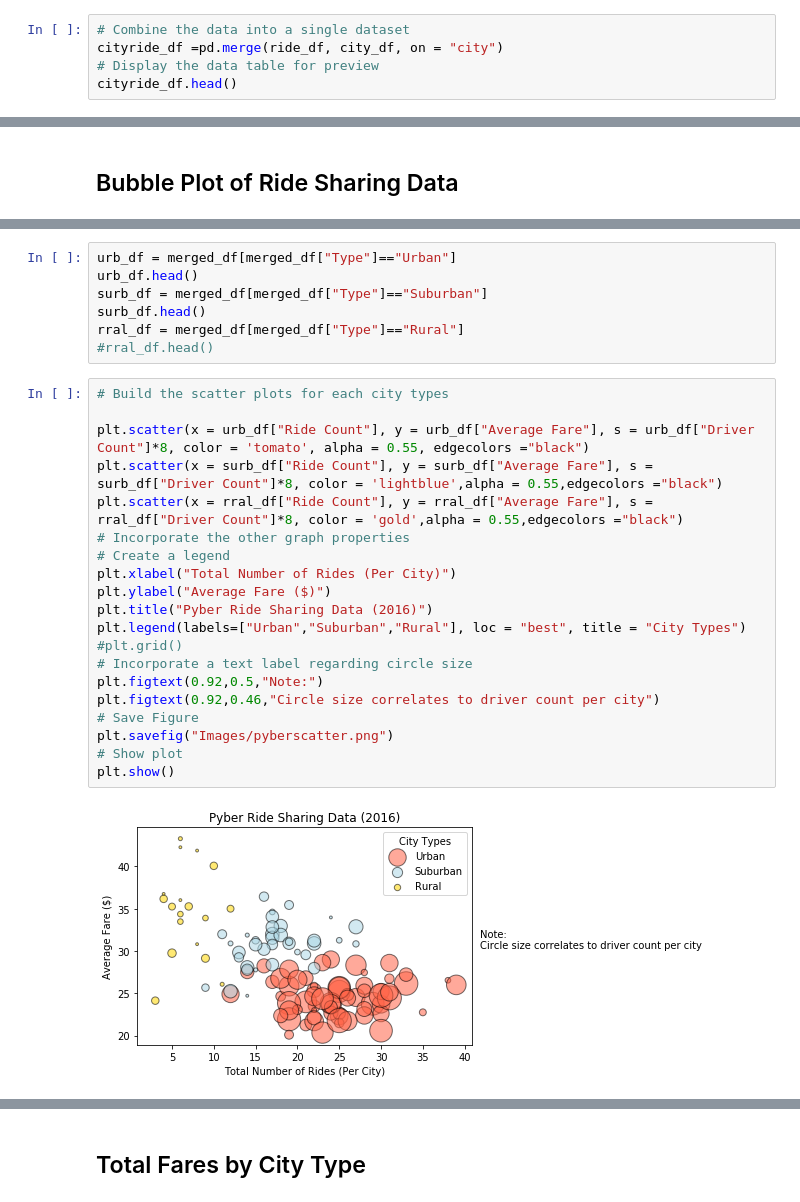
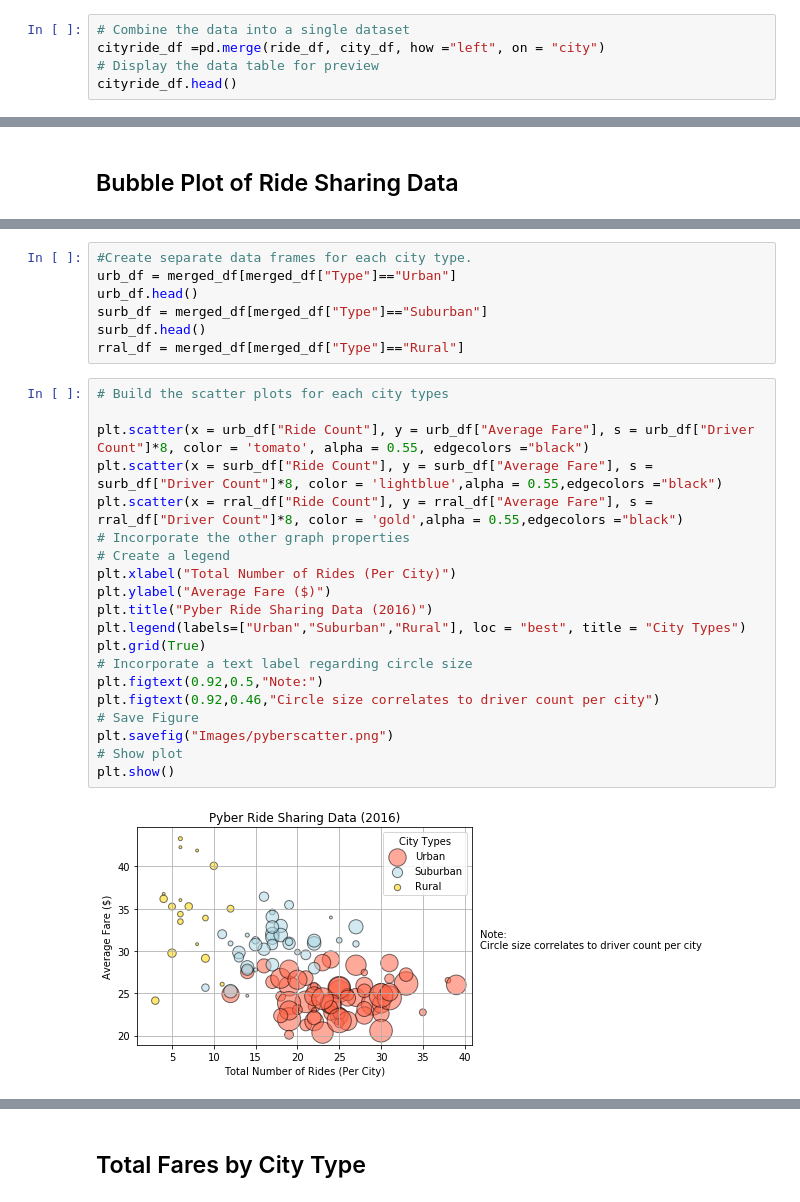
Before and after one commit to locketylerj/Matplotlib_Pyber, a Jupyter notebook: Typyber_starter.ipynb, the cells around one changed output, grey strips where cells are left out. Saved outputs shown, nothing was run; the diff lists cells and outputs as text.

```diff
--- a/Typyber_starter.ipynb
+++ b/Typyber_starter.ipynb
@@ -15,7 +23,7 @@ city_df = pd.read_csv(city_data_to_load)
 ride_df = pd.read_csv(ride_data_to_load)
 # %%
 # Combine the data into a single dataset
-cityride_df =pd.merge(ride_df, city_df, on = "city")
+cityride_df =pd.merge(ride_df, city_df, how ="left", on = "city")
 # Display the data table for preview
 cityride_df.head()
 # %% [output]
@@ -130,31 +123,31 @@ Barronchester          16     36.422500          11.0  Suburban
 Bethanyland            18     32.956111          22.0  Suburban
 Bradshawfurt           10     40.064000           7.0     Rural
 # %%
+#Create separate data frames for each city type.
 urb_df = merged_df[merged_df["Type"]=="Urban"]
 urb_df.head()
 surb_df = merged_df[merged_df["Type"]=="Suburban"]
 surb_df.head()
 rral_df = merged_df[merged_df["Type"]=="Rural"]
-#rral_df.head()
 # %%
 # Build the scatter plots for each city types
 
 plt.scatter(x = urb_df["Ride Count"], y = urb_df["Average Fare"], s = urb_df["Driver Count"]*8, color = 'tomato', alpha = 0.55, edgecolors ="black")
 plt.scatter(x = surb_df["Ride Count"], y = surb_df["Average Fare"], s = surb_df["Driver Count"]*8, color = 'lightblue',alpha = 0.55,edgecolors ="black")
 plt.scatter(x = rral_df["Ride Count"], y = rral_df["Average Fare"], s = rral_df["Driver Count"]*8, color = 'gold',alpha = 0.55,edgecolors ="black")
 # Incorporate the other graph properties
 # Create a legend
 plt.xlabel("Total Number of Rides (Per City)")
 plt.ylabel("Average Fare ($)")
 plt.title("Pyber Ride Sharing Data (2016)")
 plt.legend(labels=["Urban","Suburban","Rural"], loc = "best", title = "City Types")
-#plt.grid()
+plt.grid(True)
 # Incorporate a text label regarding circle size
 plt.figtext(0.92,0.5,"Note:")
 plt.figtext(0.92,0.46,"Circle size correlates to driver count per city")
 # Save Figure
 plt.savefig("Images/pyberscatter.png")
 # Show plot
 plt.show()
 # %% [output]
-[figure, old version]
+[figure, new version]
```
Also changed, not shown: parts of 20 cells of this notebook.
